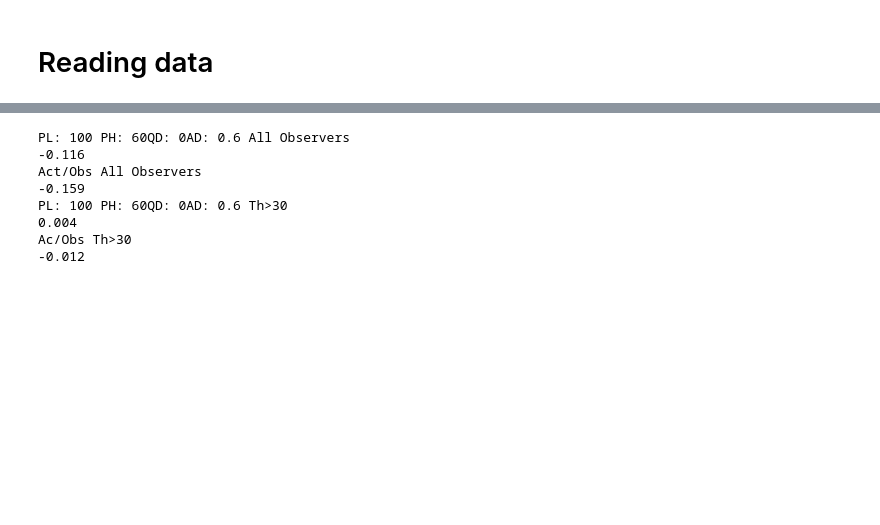
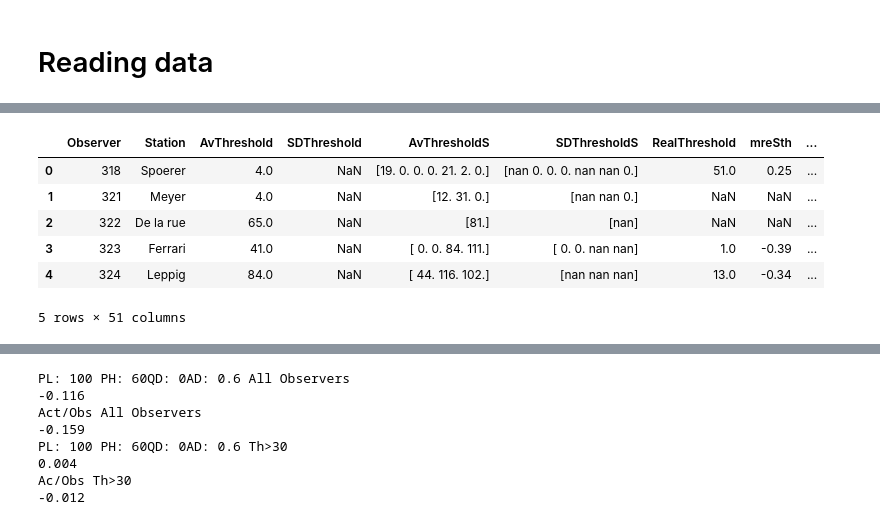
Before and after one commit to amunozj/GRPSSN, a Jupyter notebook: ADF_SSN_05_Metrics_Comparison.ipynb, the cells around one changed output, grey strips where cells are left out. Cells and saved outputs as stored; diff of their text form; code cells hidden in the pictures; blank space fills up the shorter version.

```diff
--- a/ADF_SSN_05_Metrics_Comparison.ipynb
+++ b/ADF_SSN_05_Metrics_Comparison.ipynb
@@ -56,0 +190,26 @@ plt.rc('font', **font)
+# %%
+path = 'D:/Mis Documentos/AAResearch/Codes/ADFSSN/scripts/output/output/'
+
+# EMD
+dfEMD = pd.read_csv(path + 'TestL2/A_O_NB1_Observer_ADF.csv', header=0).drop_duplicates(subset='Observer', keep='last')
+dfEMD.head()
+
+# EMDmm1
+dfEMDm1 = pd.read_csv(path + 'TestL220/A_O_NB1_Observer_ADF.csv', header=0).drop_duplicates(subset='Observer', keep='last')
+dfEMDm1.head()
+
+# L2
+dfL2 = pd.read_csv(path + 'TestL225/A_O_NB1_Observer_ADF.csv', header=0).drop_duplicates(subset='Observer', keep='last')
+dfL2.head()
+
+# L2mm1
+dfL2m1 = pd.read_csv(path + 'TestL230/A_O_NB1_Observer_ADF.csv', header=0).drop_duplicates(subset='Observer', keep='last')
+dfL2m1.head()
+# %% [output]
+|  | Observer | Station | AvThreshold | SDThreshold | AvThresholdS | SDThresholdS | RealThreshold | mreSth | ... |
+| 0 | 318 | Spoerer | 4.0 | NaN | [19. 0. 0. 0. 21. 2. 0.] | [nan 0. 0. 0. nan nan 0.] | 51.0 | 0.25 | ... |
+| 1 | 321 | Meyer | 4.0 | NaN | [12. 31. 0.] | [nan nan 0.] | NaN | NaN | ... |
+| 2 | 322 | De la rue | 65.0 | NaN | [81.] | [nan] | NaN | NaN | ... |
+| 3 | 323 | Ferrari | 41.0 | NaN | [ 0. 0. 84. 111.] | [ 0. 0. nan nan] | 1.0 | -0.39 | ... |
+| 4 | 324 | Leppig | 84.0 | NaN | [ 44. 116. 102.] | [nan nan nan] | 13.0 | -0.34 | ... |
+5 rows × 51 columns
```
Also changed, not shown: parts of 8 cells of this notebook, 3 other files.
